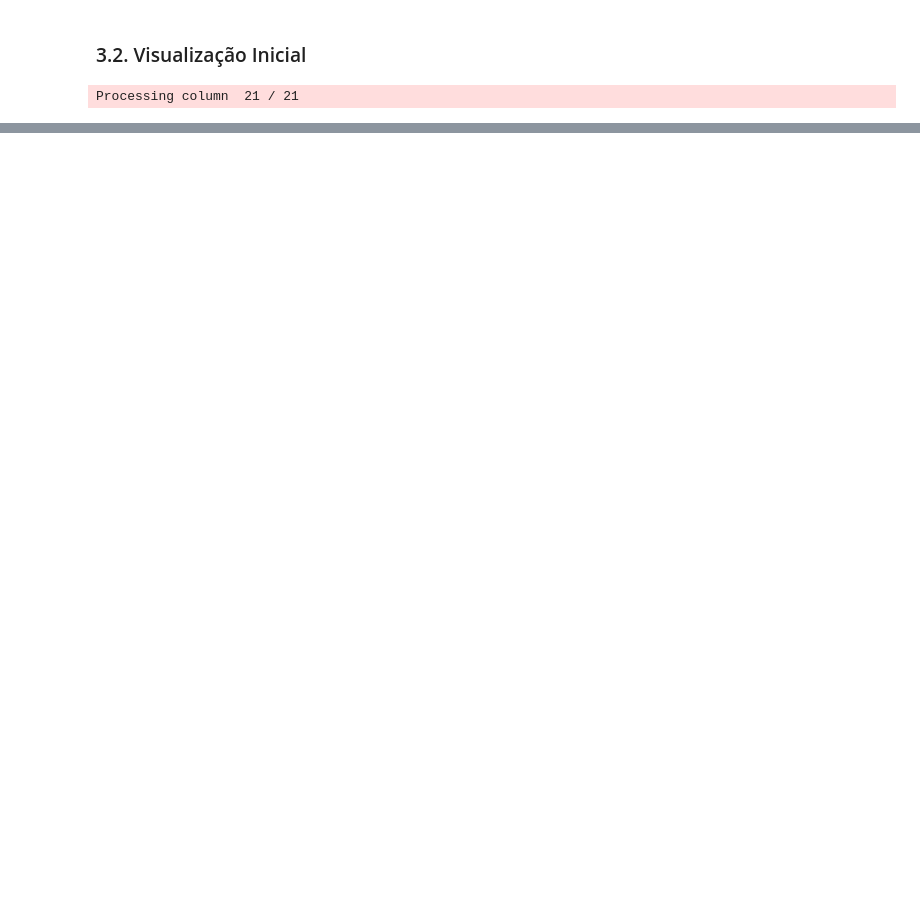
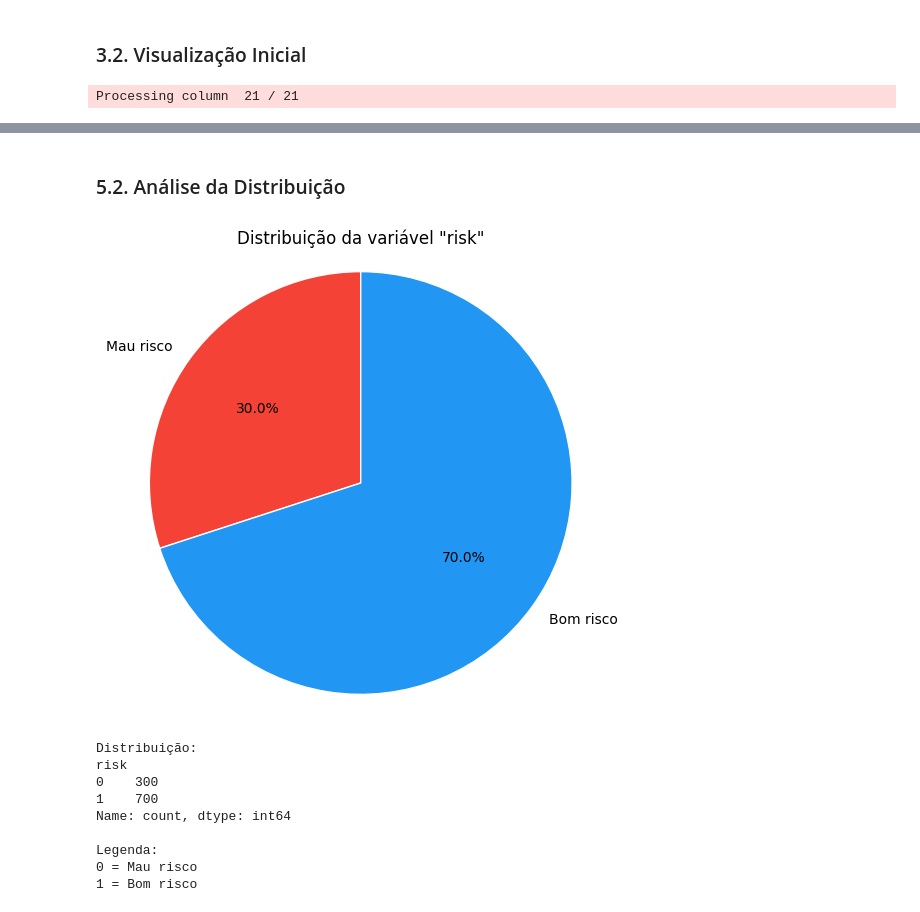
Before and after one commit to hgOliveira-Santos/credit-risk-prediction, a Jupyter notebook: notebooks/01-Exploratory-Data-Analysis.ipynb, the cells around one changed output, grey strips where cells are left out. Saved outputs shown, nothing was run; the diff lists cells and outputs as text; code cells hidden in the pictures; blank space fills up the shorter version.

```diff
--- a/notebooks/01-Exploratory-Data-Analysis.ipynb
+++ b/notebooks/01-Exploratory-Data-Analysis.ipynb
@@ -98,0 +130,20 @@ if num_duplicates > 0:
+# %%
+# Exibe os valores únicos originalmente presentes na coluna 'risk'
+print("Valores possíveis na variável 'risk' antes do mapeamento:")
+print([int(x) for x in sorted(df['risk'].unique())])
+print()
+print("Legenda:")
+print("1 = Bom risco")
+print("2 = Mau risco")
+print()
+
+# Realiza o mapeamento: 1 (bom risco) -> 1, 2 (mau risco) -> 0
+df['risk'] = df['risk'].map({1: 1, 2: 0})
+
+# Exibe os valores únicos após o mapeamento
+print("Valores possíveis na variável 'risk' após o mapeamento:")
+print([int(x) for x in sorted(df['risk'].unique())])
+print()
+print("Legenda:")
+print("0 = Mau risco")
+print("1 = Bom risco")
@@ -98,0 +164,40 @@ if num_duplicates > 0:
+# %% [markdown]
+### 5.2. Análise da Distribuição
+# %%
+# Plota um gráfico de setores que mostra a distribuição das classes da variável alvo 'risk'.
+risk_counts = df['risk'].value_counts().sort_index()
+labels = ['Mau risco' if v==0 else 'Bom risco' for v in risk_counts.index]
+sizes = risk_counts.values
+colors = ['#F44336', '#2196F3']
+
+plt.figure(figsize=(6,6))
+plt.pie(
+    sizes,
+    labels=labels,
+    autopct='%1.1f%%',
+    startangle=90,
+    colors=colors,
+    wedgeprops={'edgecolor': 'white'}
+)
+plt.title('Distribuição da variável "risk"')
+plt.axis('equal')
+plt.show()
+
+# Verifica a distribuição dos valores de da variável alvo'risk'.
+print("Distribuição:")
+print(df['risk'].value_counts().sort_index())
+print()
+print("Legenda:")
+print("0 = Mau risco")
+print("1 = Bom risco")
+# %% [output]
+[figure, added]
+Distribuição:
+risk
+0    300
+1    700
+Name: count, dtype: int64
+
+Legenda:
+0 = Mau risco
+1 = Bom risco
```
Also changed, not shown: parts of 11 cells of this notebook.
